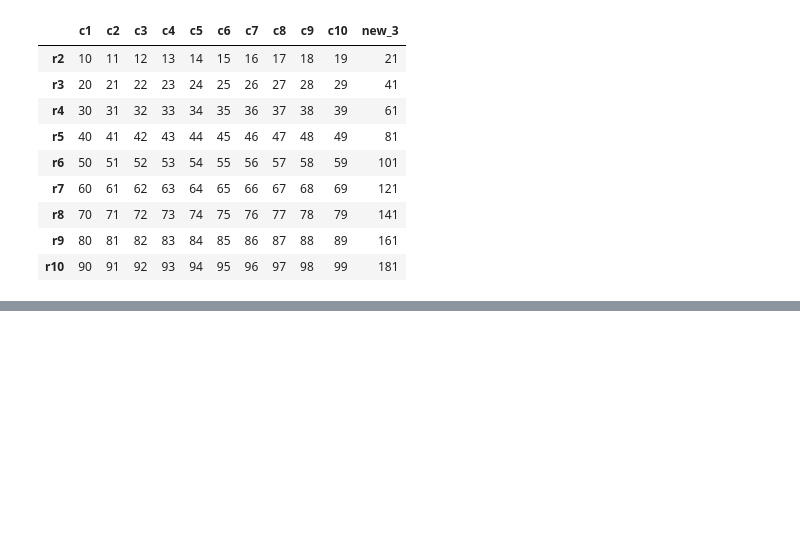
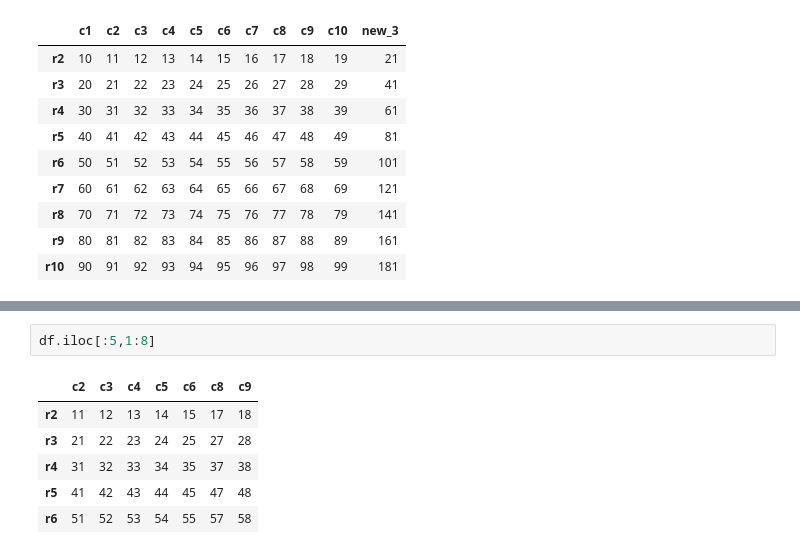
Before and after one commit to mdsamim1992hatia-cell/BMI-CAL, a Jupyter notebook: Untitled58.ipynb, the cells around one changed output, grey strips where cells are left out. Drawn from its saved outputs; the diff is of its cells as text; blank space fills up the shorter version.

```diff
--- a/Untitled58.ipynb
+++ b/Untitled58.ipynb
@@ -134,0 +206,9 @@ df
+# %%
+df.iloc[:5,1:8]
+# %% [output]
+|  | c2 | c3 | c4 | c5 | c6 | c8 | c9 |
+| r2 | 11 | 12 | 13 | 14 | 15 | 17 | 18 |
+| r3 | 21 | 22 | 23 | 24 | 25 | 27 | 28 |
+| r4 | 31 | 32 | 33 | 34 | 35 | 37 | 38 |
+| r5 | 41 | 42 | 43 | 44 | 45 | 47 | 48 |
+| r6 | 51 | 52 | 53 | 54 | 55 | 57 | 58 |
```
Also changed, not shown: parts of 7 cells of this notebook.
